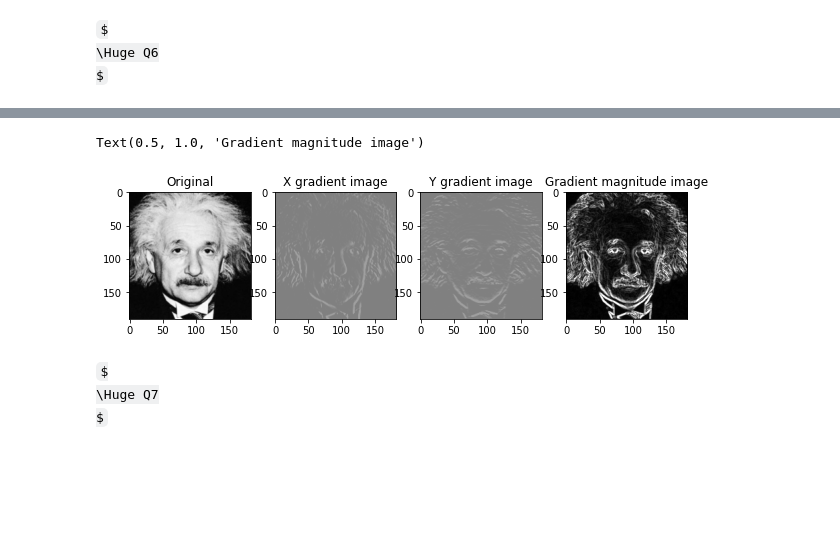
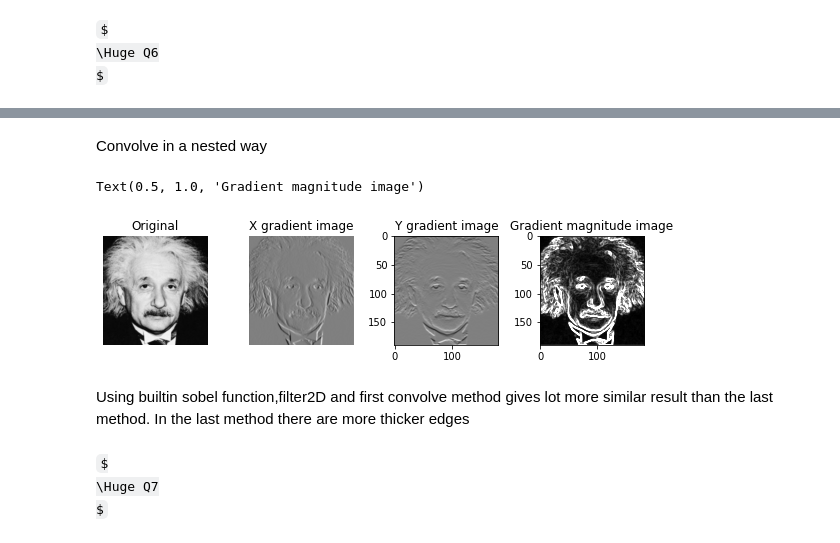
Before and after one commit to PrathapasingheSP99/Image-Processing, a Jupyter notebook: Assignment 1/Untitled.ipynb, the cells around one changed output, grey strips where cells are left out. Cells and saved outputs as stored; diff of their text form; code cells hidden in the pictures; some formulas as TeX source; blank space fills up the shorter version.

```diff
--- a/Assignment 1/Untitled.ipynb
+++ b/Assignment 1/Untitled.ipynb
@@ -142,11 +148,9 @@ $
 \Huge Q5
 $
 # %%
-Scaling_Factor=3
-
+Scaling_Factor=2
 def ScaledCods(i,j,scale):
     return int(i/scale),int(j/scale)
-
 def Zoomed(image,Scaling_Factor):
     rows=image.shape[0]*Scaling_Factor
     cols=image.shape[1]*Scaling_Factor
@@ -156,8 +160,7 @@ def Zoomed(image,Scaling_Factor):
             Scaled_i,Scaled_j=ScaledCods(i,j,Scaling_Factor)
             zoomed[i][j]=image[Scaled_i][Scaled_j]
     return zoomed
-
-fig,ax = plt.subplots(3,2,figsize =[15, 18],sharey=True,sharex=True)
+fig,ax = plt.subplots(3,2,figsize =[6, 7],sharey=True,sharex=True)
 for i in range(3):
     if i==0:
         x='shells.png'
@@ -198,0 +213,13 @@ $
+# %%
+Einstein=cv.imread("einstein.png",cv.IMREAD_REDUCED_GRAYSCALE_2)
+grad_x = cv.Sobel(Einstein, cv.CV_64F, 1, 0, ksize=3)
+grad_y = cv.Sobel(Einstein, cv.CV_64F, 0, 1, ksize=3)
+abs_grad_x = cv.convertScaleAbs(grad_x)
+abs_grad_y = cv.convertScaleAbs(grad_y)
+grad = cv.addWeighted(abs_grad_x, 0.5, abs_grad_y, 0.5, 0)
+fig,ax=plt.subplots(1,3,figsize=(6,2))
+ax[0].imshow(grad_x,cmap='gray')
+ax[1].imshow(grad_y,cmap='gray')
+ax[2].imshow(grad,cmap='gray')
+for p in range(3):
+    ax[p].axis('off')
@@ -227,32 +286,32 @@ Text(0.5, 1.0, 'Gradient magnitude image')
+# %% [markdown]
+Convolve in a nested way
 # %%
-A=np.array([[1,2,1]]).T
-B=np.array([[1,0,-1]])
-
-kernel_x=np.matmul(A,B)
-kernel_y=np.matmul(B.T,A.T)
-
-x_im=cv.filter2D(im,-1,kernel_x)
-y_im=cv.filter2D(im,-1,kernel_y)
-Grad_mag=cv.addWeighted(abs_grad_x, 0.5, abs_grad_y, 0.5, 0)
-
-t00='Original'
-t10='X gradient image'
-t01='Y gradient image'
-t11='Gradient magnitude image'
-
-fig,ax=plt.subplots(1,4,figsize=(10,8))
-ax[0].imshow(im,cmap='gray')
-ax[1].imshow(x_im,cmap='gray',vmin=-1020,vmax=1020)
-ax[2].imshow(y_im,cmap='gray',vmin=-1020,vmax=1020)
-ax[3].imshow(Grad_mag,cmap='gray')
-
-ax[0].set_title(t00)
-ax[1].set_title(t10)
-ax[2].set_title(t01)
-ax[3].set_title(t11)
+Einstein_p3=cv.imread("einstein.png",cv.IMREAD_REDUCED_GRAYSCALE_2)
+sobel_h1 = np.array([[1],[2],[1]])
+sobel_h2 = np.array([[1,0,-1]])
+sobel_v1 = np.array([[1],[0],[-1]])
+sobel_v2 = np.array([[1,2,1]])
+y_im= convolve2D(Einstein_p3,sobel_h1)
+yy_im= convolve2D(y_im , sobel_h2)
+x_im= convolve2D(Einstein_p3,sobel_v1)
+xx_im= convolve2D(x_im , sobel_v2)
+grad_mag = np.sqrt(xx_im**2 + yy_im**2)
+fig,ax = plt.subplots(1,4,figsize=(10,2))
+ax[0].imshow(Einstein_p3,cmap='gray',vmin=0,vmax=255)
+ax[1].imshow(yy_im,cmap='gray',vmin=-1020,vmax=1020)
+ax[2].imshow(xx_im,cmap='gray',vmin=-1020,vmax=1020)
+ax[3].imshow(grad_mag,cmap='gray',vmin=0,vmax=255)
+ax[0].axis('off')
+ax[1].axis('off')
+ax[0].set_title("Original")
+ax[1].set_title("X gradient image")
+ax[2].set_title("Y gradient image")
+ax[3].set_title("Gradient magnitude image")
 # %% [output]
 Text(0.5, 1.0, 'Gradient magnitude image')
-[figure, old version]
+[figure, new version]
+# %% [markdown]
+Using builtin sobel function,filter2D and first convolve method gives lot more similar result than the last method. In the last method there are more thicker edges
 # %% [markdown]
 $
 \Huge Q7
```
Also changed, not shown: parts of 23 cells of this notebook, 6 other files.
